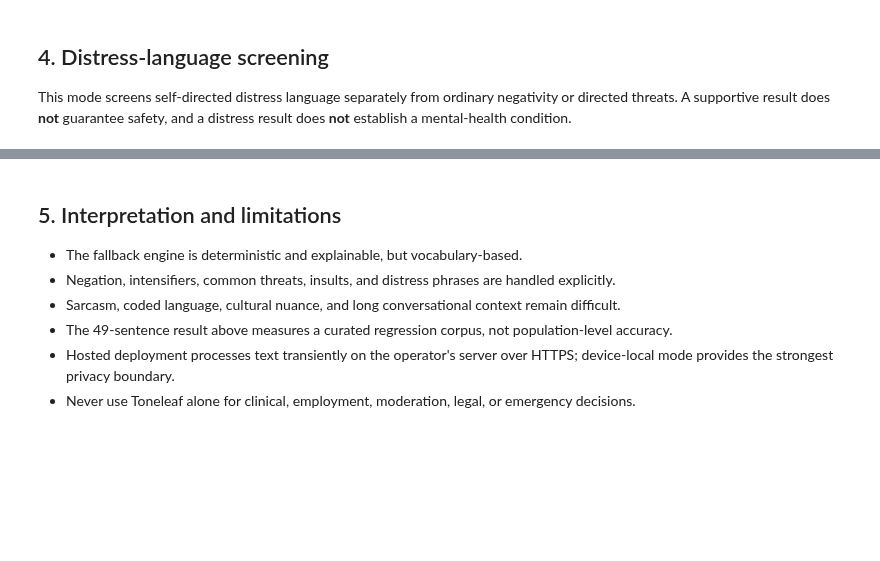
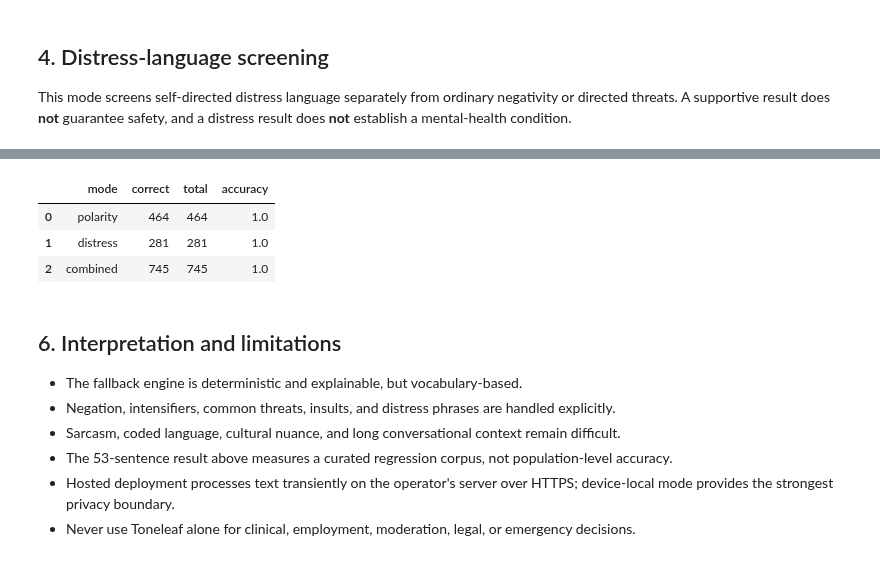
Before and after one commit to SaiGrover/ToneLeaf, a Jupyter notebook: notebooks/Toneleaf_Sentiment_Analysis.ipynb, the cells around one changed output, grey strips where cells are left out. Drawn from its saved outputs; the diff is of its cells as text; code cells hidden in the pictures; blank space fills up the shorter version.

Commit message:
Expand comprehensive NLP regression coverage

```diff
--- a/notebooks/Toneleaf_Sentiment_Analysis.ipynb
+++ b/notebooks/Toneleaf_Sentiment_Analysis.ipynb
@@ -189,9 +197,31 @@ pd.DataFrame(distress_rows)
+# %%
+from tests.comprehensive_cases import DISTRESS_AUDIT_CASES, POLARITY_AUDIT_CASES
+
+audit_rows = []
+for mode, cases, analyzer in [
+    ('polarity', POLARITY_AUDIT_CASES, analyze_polarity),
+    ('distress', DISTRESS_AUDIT_CASES, analyze_distress),
+]:
+    correct = sum(analyzer(text)['label'] == expected for text, expected in cases)
+    audit_rows.append({'mode': mode, 'correct': correct, 'total': len(cases), 'accuracy': correct / len(cases)})
+audit_rows.append({
+    'mode': 'combined',
+    'correct': sum(row['correct'] for row in audit_rows),
+    'total': sum(row['total'] for row in audit_rows),
+    'accuracy': sum(row['correct'] for row in audit_rows) / sum(row['total'] for row in audit_rows),
+})
+pd.DataFrame(audit_rows)
+# %% [output]
+|  | mode | correct | total | accuracy |
+| 0 | polarity | 464 | 464 | 1.0 |
+| 1 | distress | 281 | 281 | 1.0 |
+| 2 | combined | 745 | 745 | 1.0 |
 # %% [markdown]
-## 5. Interpretation and limitations
+## 6. Interpretation and limitations
 
 - The fallback engine is deterministic and explainable, but vocabulary-based.
 - Negation, intensifiers, common threats, insults, and distress phrases are handled explicitly.
 - Sarcasm, coded language, cultural nuance, and long conversational context remain difficult.
-- The 49-sentence result above measures a curated regression corpus, not population-level accuracy.
+- The 53-sentence result above measures a curated regression corpus, not population-level accuracy.
 - Hosted deployment processes text transiently on the operator's server over HTTPS; device-local mode provides the strongest privacy boundary.
 - Never use Toneleaf alone for clinical, employment, moderation, legal, or emergency decisions.
```
Also changed, not shown: parts of 7 cells of this notebook, 8 other files.
